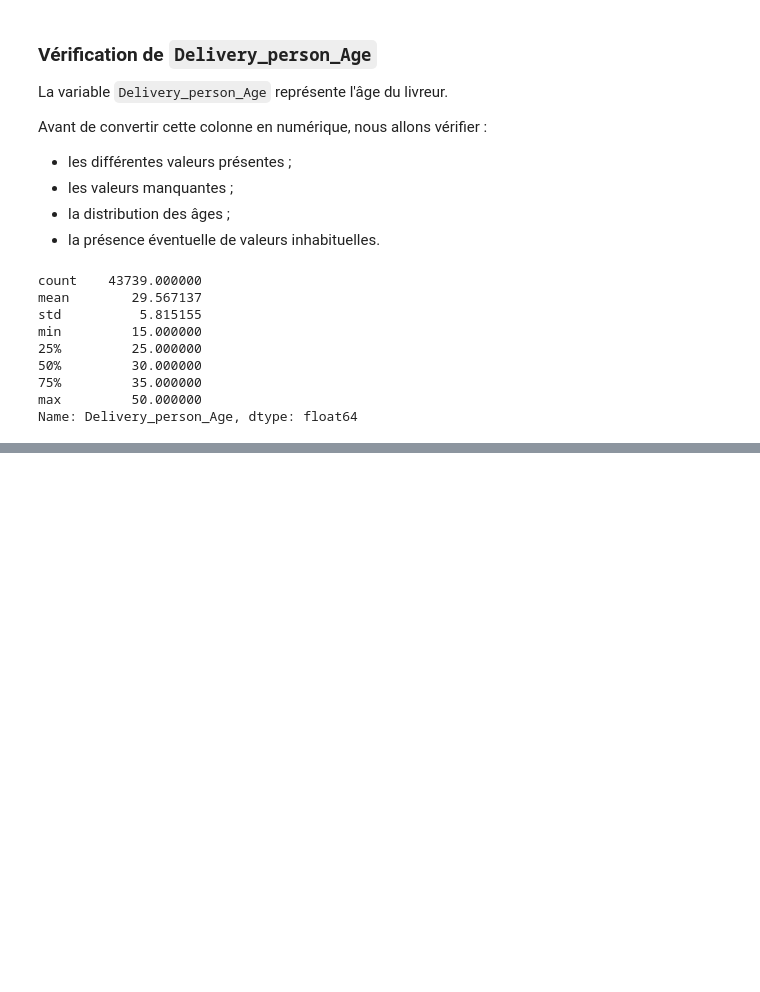
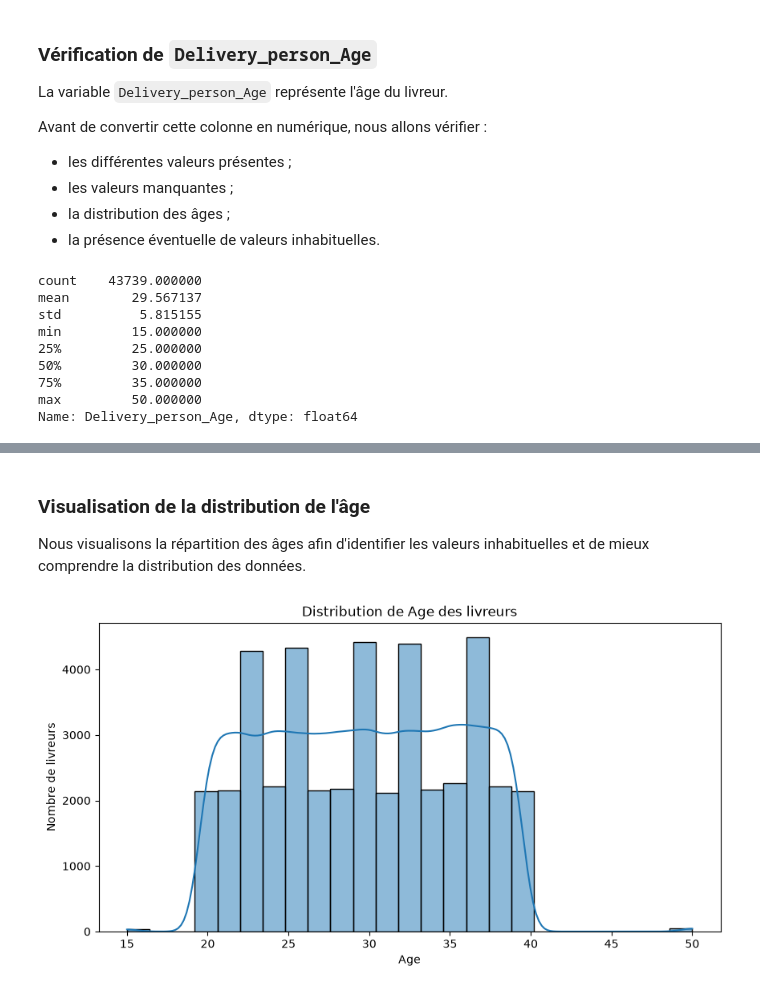
Before and after one commit to lahcen404/DeliveryETA, a Jupyter notebook: notebooks/delivery_eta_analysis.ipynb, the cells around one changed output, grey strips where cells are left out. Drawn from its saved outputs; the diff is of its cells as text; code cells hidden in the pictures; blank space fills up the shorter version.

Commit message:
clean data of age and rate ...

```diff
--- a/notebooks/delivery_eta_analysis.ipynb
+++ b/notebooks/delivery_eta_analysis.ipynb
@@ -369,0 +412,7 @@ Name: Delivery_person_Age, dtype: float64
+# %%
+clean_df["Delivery_person_Ratings"] = pd.to_numeric(
+    clean_df["Delivery_person_Ratings"],
+    errors="coerce"
+)
+
+clean_df[clean_df["Delivery_person_Ratings"] > 5]["Delivery_person_Ratings"].value_counts()
@@ -369,0 +423,11 @@ Name: Delivery_person_Age, dtype: float64
+# %%
+clean_df= clean_df.drop(
+    columns=[
+        "ID",
+        "Delivery_person_ID",
+        "City",
+        "Festival"
+    ]
+)
+
+print(clean_df.columns.tolist())
@@ -718,0 +489,4 @@ plt.show()
+# %%
+rating_median = clean_df["Delivery_person_Ratings"].median()
+
+print(rating_median)
@@ -718,0 +495,6 @@ plt.show()
+# %%
+print(clean_df["Delivery_person_Ratings"].isna().sum())
+
+clean_df["Delivery_person_Ratings"] = clean_df["Delivery_person_Ratings"].fillna(rating_median)
+
+print(clean_df["Delivery_person_Ratings"].isna().sum())
@@ -718,0 +667,19 @@ plt.show()
+# %% [markdown]
+###  Visualisation de la distribution de l'âge
+
+Nous visualisons la répartition des âges afin d'identifier les valeurs inhabituelles et de mieux comprendre la distribution des données.
+# %%
+plt.figure(figsize=(10, 5))
+
+sns.histplot(
+    clean_df["Delivery_person_Age"],
+    bins=25,
+    kde=True
+)
+
+plt.title("Distribution de Age des livreurs")
+plt.xlabel("Age")
+plt.ylabel("Nombre de livreurs")
+plt.show()
+# %% [output]
+[figure, added]
```
Also changed, not shown: parts of 54 cells of this notebook.
